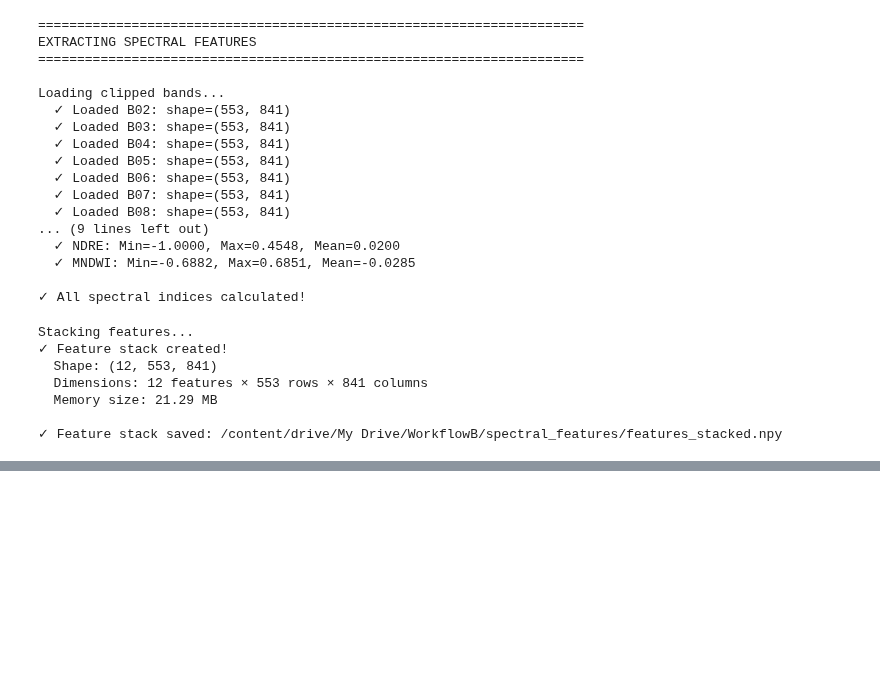
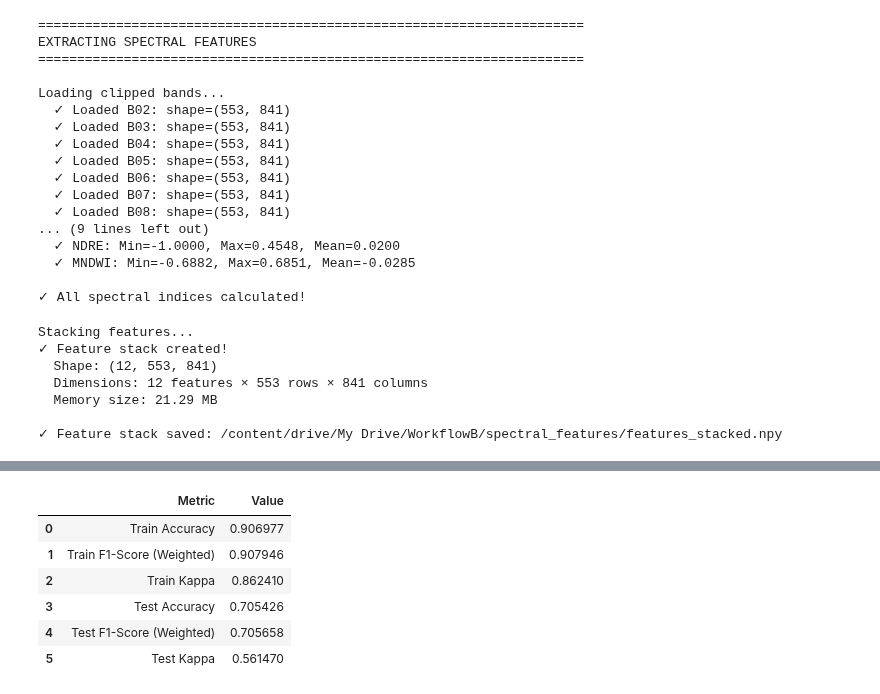
Before and after one commit to RutherfordOtu12/Application-of-GeoAI-A-Comparative-Methodical-urban-mapping-, a Jupyter notebook: WorkFlow_B.ipynb, the cells around one changed output, grey strips where cells are left out. Drawn from its saved outputs; the diff is of its cells as text; code cells hidden in the pictures; blank space fills up the shorter version.

```diff
--- a/WorkFlow_B.ipynb
+++ b/WorkFlow_B.ipynb
@@ -731,0 +1601,88 @@ Stacking features...
+# %%
+# --- 1. Load Metrics from JSON ---
+metrics_path = os.path.join(dirs['results'], 'rf_metrics.json')
+with open(metrics_path, 'r') as f:
+    metrics_dict = json.load(f)
+
+print(f"\n✓ Loaded metrics from: {metrics_path}")
+
+# --- 2. Overall Model Metrics ---
+overall_metrics_data = {
+    'Metric': ['Train Accuracy', 'Train F1-Score (Weighted)', 'Train Kappa',
+               'Test Accuracy', 'Test F1-Score (Weighted)', 'Test Kappa'],
+    'Value': [
+        metrics_dict['train_accuracy'],
+        metrics_dict['train_f1'],
+        metrics_dict['train_kappa'],
+        metrics_dict['test_accuracy'],
+        metrics_dict['test_f1'],
+        metrics_dict['test_kappa']
+    ]
+}
+overall_metrics_df = pd.DataFrame(overall_metrics_data)
+
+overall_metrics_csv_path = os.path.join(dirs['results'], 'overall_model_metrics.csv')
+overall_metrics_df.to_csv(overall_metrics_csv_path, index=False)
+print(f"✓ Overall model metrics saved to: {overall_metrics_csv_path}")
+
+
+# --- 3. Per-Class Metrics ---
+# The class_names_5_classes variable was defined in the previous cell
+# We also need y_test and y_test_pred from the previous cell's execution
+
+# Re-define class_names_5_classes for this cell's context if it wasn't a global
+class_names_5_classes = ['Residential', 'Public', 'Commercial', 'Transportation', 'Others']
+
+# Get numerical per-class metrics
+precision, recall, f1, support = precision_recall_fscore_support(
+    y_test, y_test_pred, labels=np.unique(y_test), average=None
+)
+
+per_class_metrics_data = {
+    'Class': [class_names_5_classes[i] for i in np.unique(y_test)],
+    'Precision': precision,
+    'Recall': recall,
+    'F1-Score': f1,
+    'Support': support
+}
+per_class_metrics_df = pd.DataFrame(per_class_metrics_data)
+
+per_class_metrics_csv_path = os.path.join(dirs['results'], 'per_class_model_metrics.csv')
+per_class_metrics_df.to_csv(per_class_metrics_csv_path, index=False)
+print(f"✓ Per-class model metrics saved to: {per_class_metrics_csv_path}")
+
+
+# --- 4. Confusion Matrix (Optional: Save as CSV, or use the JSON list) ---
+# The confusion matrix is already in metrics_dict['confusion_matrix']
+cm_df = pd.DataFrame(metrics_dict['confusion_matrix'],
+                     index=[class_names_5_classes[i] for i in np.unique(y_test)],
+                     columns=[class_names_5_classes[i] for i in np.unique(y_test)])
+
+confusion_matrix_csv_path = os.path.join(dirs['results'], 'confusion_matrix.csv')
+cm_df.to_csv(confusion_matrix_csv_path)
+print(f"✓ Confusion matrix saved to: {confusion_matrix_csv_path}")
+
+# --- 5. Feature Importance ---
+feature_names = ['B02', 'B03', 'B04', 'B08', 'B11', 'B12',
+                 'NDVI', 'NDBI', 'NDMI', 'NDSI', 'NDRE', 'MNDWI']
+feature_importance_df = pd.DataFrame({
+    'Feature': feature_names,
+    'Importance': metrics_dict['feature_importance']
+}).sort_values(by='Importance', ascending=False)
+
+feature_importance_csv_path = os.path.join(dirs['results'], 'feature_importance.csv')
+feature_importance_df.to_csv(feature_importance_csv_path, index=False)
+print(f"✓ Feature importance saved to: {feature_importance_csv_path}")
+
+print(f"\n✓ STEP 4 COMPLETE!")
+
+import pandas as pd
+
+# Assuming overall_metrics_df is already defined from previous steps
+# If not, load it:
+# overall_metrics_csv_path = os.path.join(dirs['results'], 'overall_model_metrics.csv')
+# overall_metrics_df = pd.read_csv(overall_metrics_csv_path)
+
+print("\nOverall Model Metrics:")
+display(overall_metrics_df)
+# %% [output]
@@ -731,0 +1698,7 @@ Stacking features...
+|  | Metric | Value |
+| 0 | Train Accuracy | 0.906977 |
+| 1 | Train F1-Score (Weighted) | 0.907946 |
+| 2 | Train Kappa | 0.862410 |
+| 3 | Test Accuracy | 0.705426 |
+| 4 | Test F1-Score (Weighted) | 0.705658 |
+| 5 | Test Kappa | 0.561470 |
```
Also changed, not shown: parts of 13 cells of this notebook.
